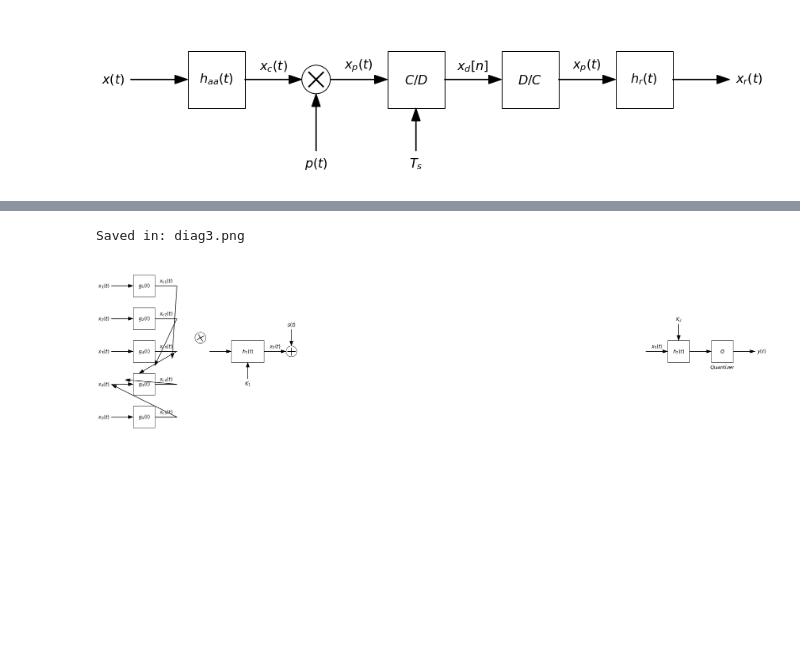
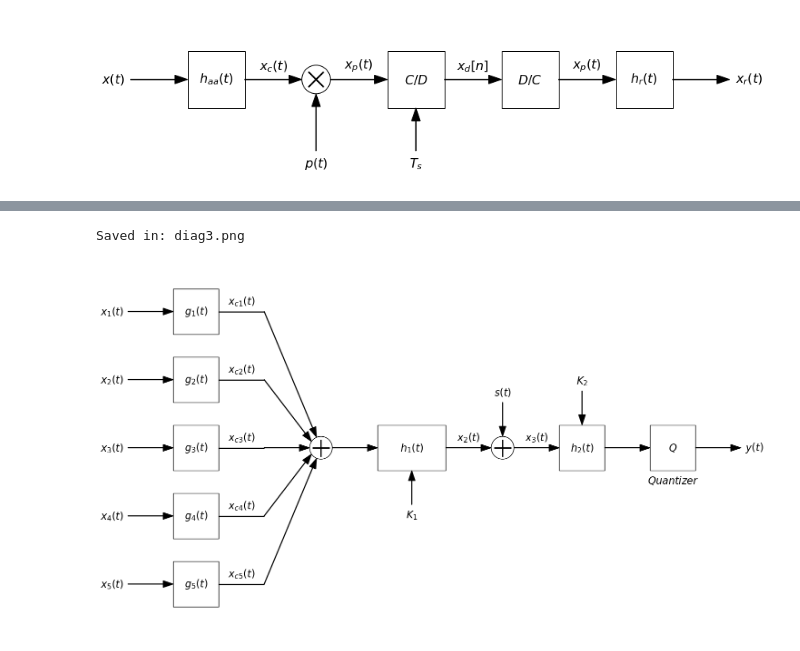
Before and after one commit to miguelmartfern/BlockDiagrams, a Jupyter notebook: diag_examples.ipynb, the cells around one changed output, grey strips where cells are left out. Drawn from its saved outputs; the diff is of its cells as text; code cells hidden in the pictures; blank space fills up the shorter version.

Commit message:
Rotation almost finished.
Still work to be done:
Text in horzontal when orientation is vertical, up or down.

```diff
--- a/diag_examples.ipynb
+++ b/diag_examples.ipynb
@@ -66,35 +66,35 @@ inputs_pos = np.column_stack((x_pos, y_pos))
 input_threads = []
 
 # Input branches
 for cont in np.arange(inputs_pos.shape[0]):
     thread = "line" + str(cont + 1)
     input_threads.append(thread)
 
     name = "x_" + str(cont + 1) +"(t)"
     db.add(name, kind="arrow", thread = thread, text_position='before',position=(inputs_pos[cont]))
     name =  "g_" + str(cont + 1) +"(t)"
     db.add(name, kind="block", thread = thread)
     name = "x_{c" + str(cont + 1) + "}(t)"
     db.add(name, kind="line", thread = thread)
 
 # Adder
 db.add("x_{sum}(t)", kind="mult_combiner", inputs=input_threads,
-       position='auto', operation='sum', orientation=0)
+       position='auto', operation='sum')
 
 # Resto del diagrama
 db.add("h_1(t)", kind="block", input_text="K_1", input_side='bottom', length=1.5)
 db.add("x_2(t)", kind="arrow")
 db.add("mult", kind="combiner", input_text="s(t)", operation='sum', input_side='top')
 db.add("x_3(t)", kind="arrow")
 db.add("h_2(t)", kind="block", input_text="K_2", input_side='top')
 db.add("", kind="arrow")
 db.add("Q", kind="block", text_below='Quantizer')
 db.add("y(t)", kind="arrow", text_position='after')
 
 db.show(savepath = "diag3.png")
 # %% [output]
 Saved in: diag3.png
-[figure, old version]
+[figure, new version]
 # %%
 from blockdiagrams import DiagramBuilder
 import numpy as np
```
Also changed, not shown: parts of 4 cells of this notebook, 1 other file.
